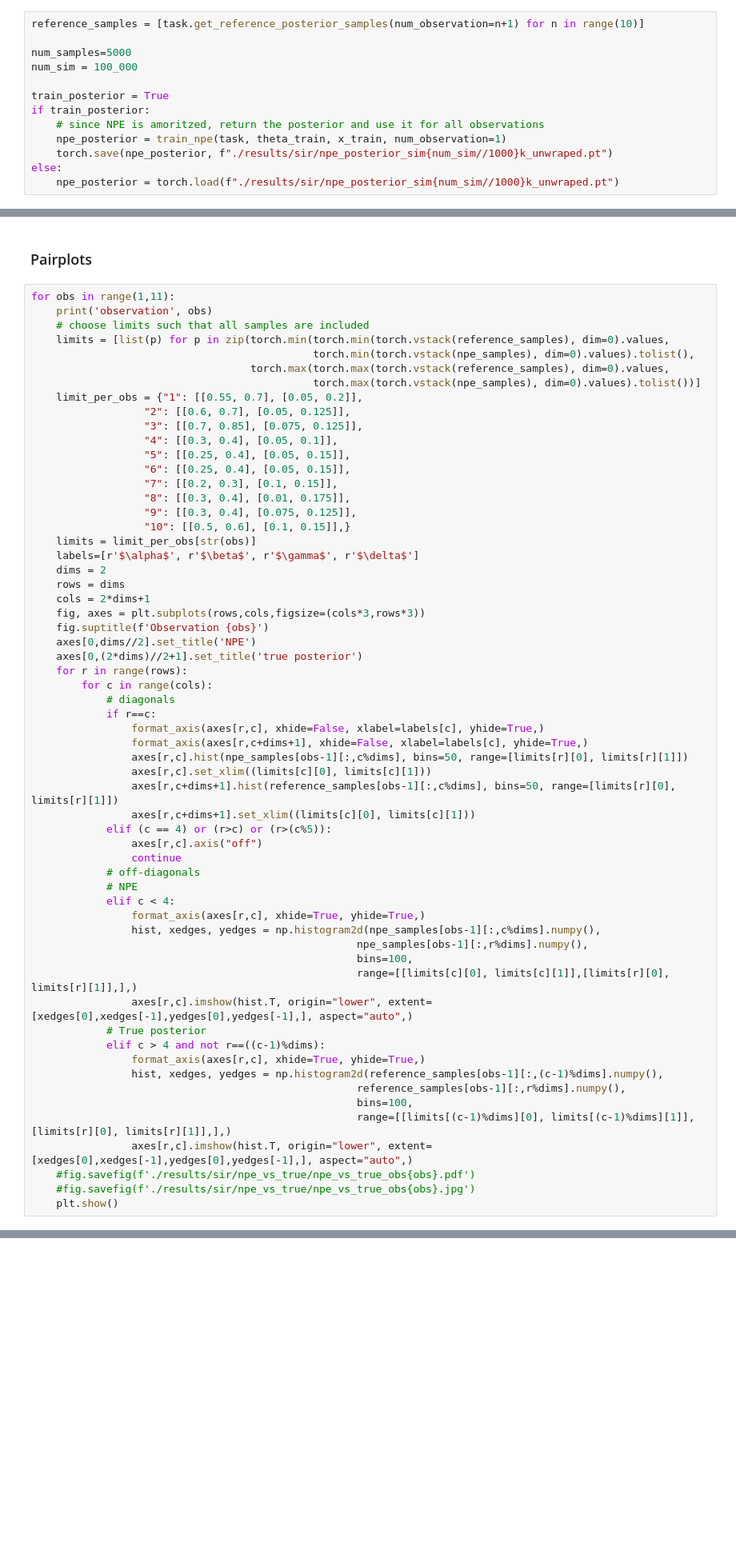
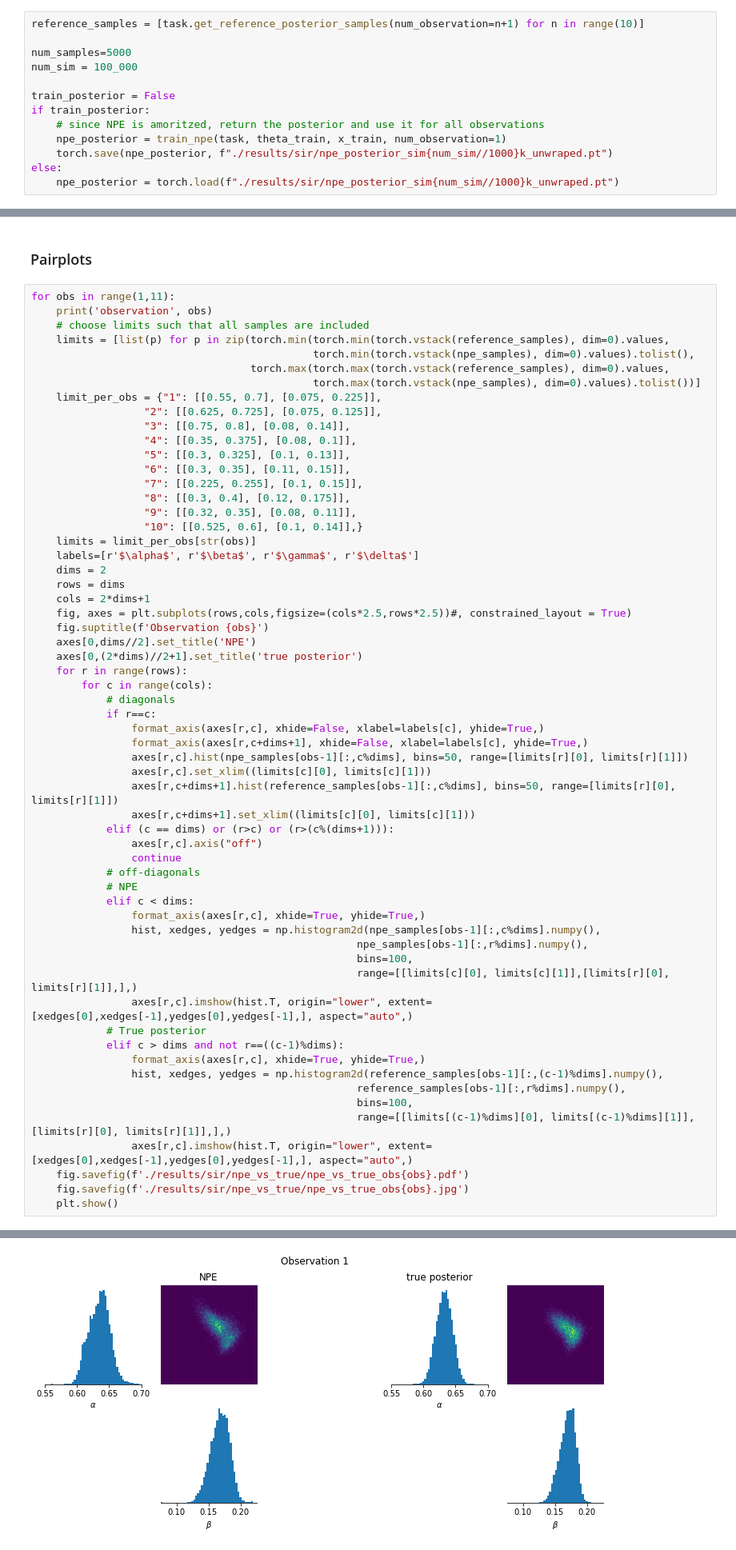
Before and after one commit to mackelab/amortized-decision-making, a Jupyter notebook: scripts/sir.ipynb, the cells around one changed output, grey strips where cells are left out. Shown at 80% size. Drawn from its saved outputs; the diff is of its cells as text; blank space fills up the shorter version.

Commit message:
update figures

```diff
--- a/scripts/sir.ipynb
+++ b/scripts/sir.ipynb
@@ -93,7 +93,7 @@ reference_samples = [task.get_reference_posterior_samples(num_observation=n+1) f
 num_samples=5000
 num_sim = 100_000
 
-train_posterior = True
+train_posterior = False
 if train_posterior:
     # since NPE is amoritzed, return the posterior and use it for all observations
     npe_posterior = train_npe(task, theta_train, x_train, num_observation=1)
@@ -122,22 +134,22 @@ for obs in range(1,11):
                                              torch.min(torch.vstack(npe_samples), dim=0).values).tolist(),
                                    torch.max(torch.max(torch.vstack(reference_samples), dim=0).values,
                                              torch.max(torch.vstack(npe_samples), dim=0).values).tolist())]
-    limit_per_obs = {"1": [[0.55, 0.7], [0.05, 0.2]],
-                  "2": [[0.6, 0.7], [0.05, 0.125]],
-                  "3": [[0.7, 0.85], [0.075, 0.125]],
-                  "4": [[0.3, 0.4], [0.05, 0.1]],
-                  "5": [[0.25, 0.4], [0.05, 0.15]],
-                  "6": [[0.25, 0.4], [0.05, 0.15]],
-                  "7": [[0.2, 0.3], [0.1, 0.15]],
-                  "8": [[0.3, 0.4], [0.01, 0.175]],
-                  "9": [[0.3, 0.4], [0.075, 0.125]],
-                  "10": [[0.5, 0.6], [0.1, 0.15]],}
+    limit_per_obs = {"1": [[0.55, 0.7], [0.075, 0.225]],
+                  "2": [[0.625, 0.725], [0.075, 0.125]],
+                  "3": [[0.75, 0.8], [0.08, 0.14]],
+                  "4": [[0.35, 0.375], [0.08, 0.1]],
+                  "5": [[0.3, 0.325], [0.1, 0.13]],
+                  "6": [[0.3, 0.35], [0.11, 0.15]],
+                  "7": [[0.225, 0.255], [0.1, 0.15]],
+                  "8": [[0.3, 0.4], [0.12, 0.175]],
+                  "9": [[0.32, 0.35], [0.08, 0.11]],
+                  "10": [[0.525, 0.6], [0.1, 0.14]],}
     limits = limit_per_obs[str(obs)]
     labels=[r'$\alpha$', r'$\beta$', r'$\gamma$', r'$\delta$']
     dims = 2
     rows = dims
     cols = 2*dims+1
-    fig, axes = plt.subplots(rows,cols,figsize=(cols*3,rows*3))
+    fig, axes = plt.subplots(rows,cols,figsize=(cols*2.5,rows*2.5))#, constrained_layout = True)
     fig.suptitle(f'Observation {obs}')
     axes[0,dims//2].set_title('NPE')
     axes[0,(2*dims)//2+1].set_title('true posterior')
@@ -151,12 +163,12 @@ for obs in range(1,11):
                 axes[r,c].set_xlim((limits[c][0], limits[c][1]))
                 axes[r,c+dims+1].hist(reference_samples[obs-1][:,c%dims], bins=50, range=[limits[r][0], limits[r][1]])
                 axes[r,c+dims+1].set_xlim((limits[c][0], limits[c][1]))
-            elif (c == 4) or (r>c) or (r>(c%5)):
+            elif (c == dims) or (r>c) or (r>(c%(dims+1))):
                 axes[r,c].axis("off")
                 continue
             # off-diagonals
             # NPE
-            elif c < 4:
+            elif c < dims:
                 format_axis(axes[r,c], xhide=True, yhide=True,)
                 hist, xedges, yedges = np.histogram2d(npe_samples[obs-1][:,c%dims].numpy(),
                                                     npe_samples[obs-1][:,r%dims].numpy(),
@@ -164,13 +176,14 @@ for obs in range(1,11):
                                                     range=[[limits[c][0], limits[c][1]],[limits[r][0], limits[r][1]],],)
                 axes[r,c].imshow(hist.T, origin="lower", extent=[xedges[0],xedges[-1],yedges[0],yedges[-1],], aspect="auto",)
             # True posterior
-            elif c > 4 and not r==((c-1)%dims):
+            elif c > dims and not r==((c-1)%dims):
                 format_axis(axes[r,c], xhide=True, yhide=True,)
                 hist, xedges, yedges = np.histogram2d(reference_samples[obs-1][:,(c-1)%dims].numpy(),
                                                     reference_samples[obs-1][:,r%dims].numpy(),
                                                     bins=100,
                                                     range=[[limits[(c-1)%dims][0], limits[(c-1)%dims][1]],[limits[r][0], limits[r][1]],],)
                 axes[r,c].imshow(hist.T, origin="lower", extent=[xedges[0],xedges[-1],yedges[0],yedges[-1],], aspect="auto",)
-    #fig.savefig(f'./results/sir/npe_vs_true/npe_vs_true_obs{obs}.pdf')
-    #fig.savefig(f'./results/sir/npe_vs_true/npe_vs_true_obs{obs}.jpg')
+    fig.savefig(f'./results/sir/npe_vs_true/npe_vs_true_obs{obs}.pdf')
+    fig.savefig(f'./results/sir/npe_vs_true/npe_vs_true_obs{obs}.jpg')
     plt.show()
+# %% [output]
@@ -176,0 +191 @@ for obs in range(1,11):
+[figure, added]
```
Also changed, not shown: parts of 6 cells of this notebook, 1 other file.
